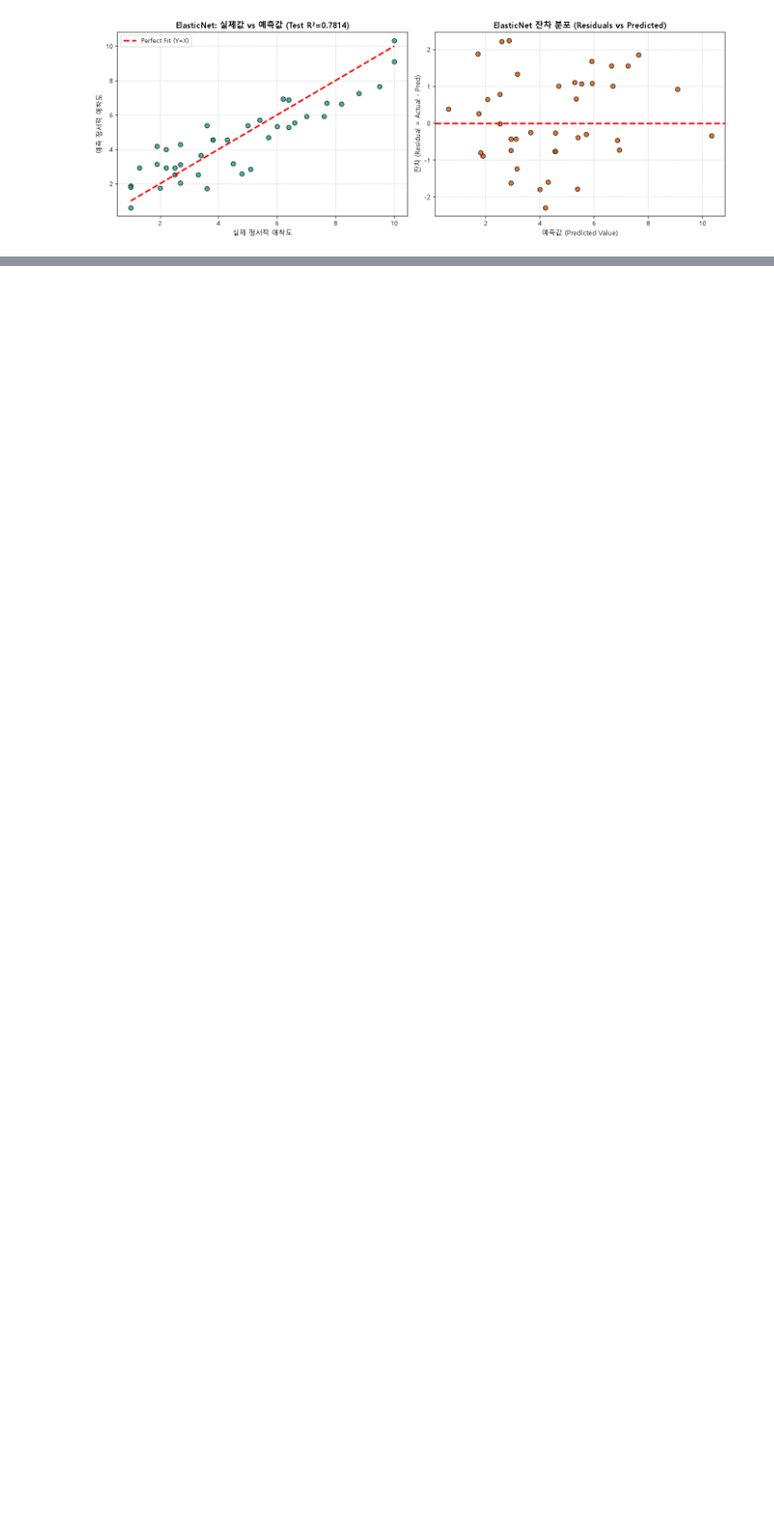
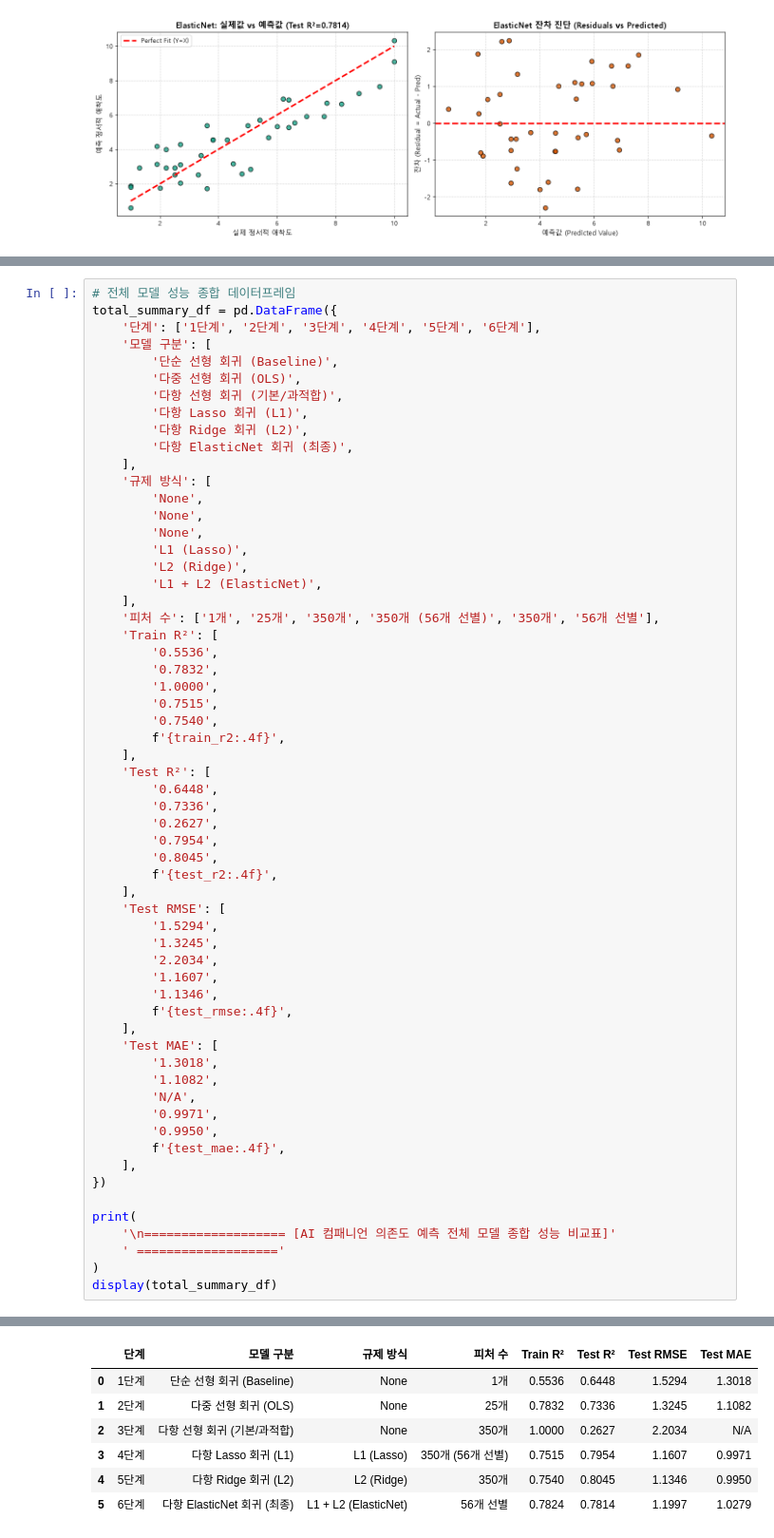
Before and after one commit to ncr0212/DependencyOfAICompanion, a Jupyter notebook: ElasticNet_Regression.ipynb, the cells around one changed output, grey strips where cells are left out. Shown at 95% size. Drawn from its saved outputs; the diff is of its cells as text; blank space fills up the shorter version.

```diff
--- a/ElasticNet_Regression.ipynb
+++ b/ElasticNet_Regression.ipynb
@@ -421,0 +546,61 @@ ElasticNet 모델 아티팩트 저장 완료: 'elasticnet_ai_companion_model.job
+# %%
+# 전체 모델 성능 종합 데이터프레임
+total_summary_df = pd.DataFrame({
+    '단계': ['1단계', '2단계', '3단계', '4단계', '5단계', '6단계'],
+    '모델 구분': [
+        '단순 선형 회귀 (Baseline)',
+        '다중 선형 회귀 (OLS)',
+        '다항 선형 회귀 (기본/과적합)',
+        '다항 Lasso 회귀 (L1)',
+        '다항 Ridge 회귀 (L2)',
+        '다항 ElasticNet 회귀 (최종)',
+    ],
+    '규제 방식': [
+        'None',
+        'None',
+        'None',
+        'L1 (Lasso)',
+        'L2 (Ridge)',
+        'L1 + L2 (ElasticNet)',
+    ],
+    '피처 수': ['1개', '25개', '350개', '350개 (56개 선별)', '350개', '56개 선별'],
+    'Train R²': [
+        '0.5536',
+        '0.7832',
+        '1.0000',
+        '0.7515',
+        '0.7540',
+        f'{train_r2:.4f}',
+    ],
+    'Test R²': [
+        '0.6448',
+        '0.7336',
+        '0.2627',
+        '0.7954',
+        '0.8045',
+        f'{test_r2:.4f}',
+    ],
+    'Test RMSE': [
+        '1.5294',
+        '1.3245',
+        '2.2034',
+        '1.1607',
+        '1.1346',
+        f'{test_rmse:.4f}',
+    ],
+    'Test MAE': [
+        '1.3018',
+        '1.1082',
+        'N/A',
+        '0.9971',
+        '0.9950',
+        f'{test_mae:.4f}',
+    ],
+})
+
+print(
+    '\n=================== [AI 컴패니언 의존도 예측 전체 모델 종합 성능 비교표]'
+    ' ==================='
+)
+display(total_summary_df)
+# %% [output]
@@ -421,0 +608,7 @@ ElasticNet 모델 아티팩트 저장 완료: 'elasticnet_ai_companion_model.job
+|  | 단계 | 모델 구분 | 규제 방식 | 피처 수 | Train R² | Test R² | Test RMSE | Test MAE |
+| 0 | 1단계 | 단순 선형 회귀 (Baseline) | None | 1개 | 0.5536 | 0.6448 | 1.5294 | 1.3018 |
+| 1 | 2단계 | 다중 선형 회귀 (OLS) | None | 25개 | 0.7832 | 0.7336 | 1.3245 | 1.1082 |
+| 2 | 3단계 | 다항 선형 회귀 (기본/과적합) | None | 350개 | 1.0000 | 0.2627 | 2.2034 | N/A |
+| 3 | 4단계 | 다항 Lasso 회귀 (L1) | L1 (Lasso) | 350개 (56개 선별) | 0.7515 | 0.7954 | 1.1607 | 0.9971 |
+| 4 | 5단계 | 다항 Ridge 회귀 (L2) | L2 (Ridge) | 350개 | 0.7540 | 0.8045 | 1.1346 | 0.9950 |
+| 5 | 6단계 | 다항 ElasticNet 회귀 (최종) | L1 + L2 (ElasticNet) | 56개 선별 | 0.7824 | 0.7814 | 1.1997 | 1.0279 |
```
Also changed, not shown: parts of 7 cells of this notebook.
